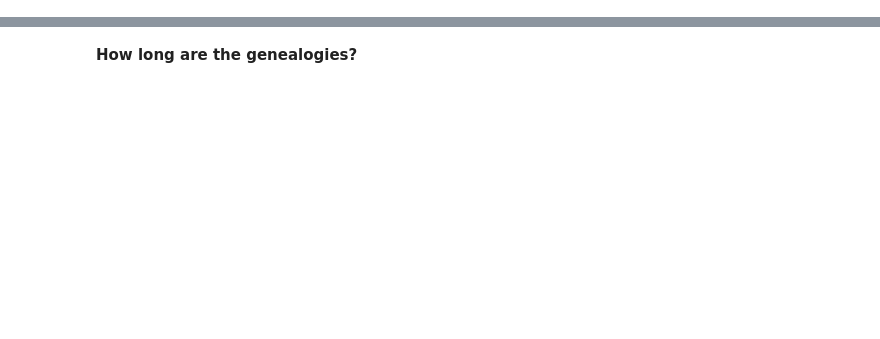
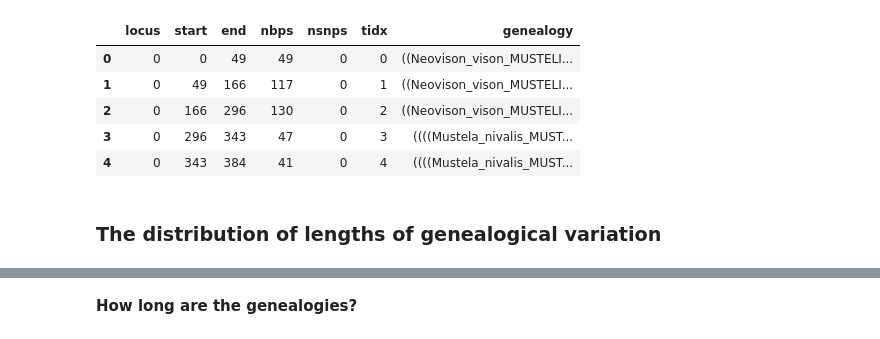
Before and after one commit to pmckenz1/ipcoal, a Jupyter notebook: docs/notebooks/Empirical-Example.ipynb, the cells around one changed output, grey strips where cells are left out. Drawn from its saved outputs; the diff is of its cells as text; code cells hidden in the pictures; blank space fills up the shorter version.

```diff
--- a/docs/notebooks/Empirical-Example.ipynb
+++ b/docs/notebooks/Empirical-Example.ipynb
@@ -270,0 +162,11 @@ mod.df
+# %%
+# make a copy of the filtered tree
+tree_ng = ftree.copy()
+
+# dictionaries mapping names to values
+dict_ne = {sppdata.treename[i]: sppdata.Ne[i] for i in range(sppdata.shape[0])}
+dict_gt = {sppdata.treename[i]: sppdata.gentime[i] for i in range(sppdata.shape[0])}
+
+# set values on nodes of the tree for all species (tips)
+tree_ng = tree_ng.set_node_values("Ne", dict_ne)
+tree_ng = tree_ng.set_node_values("g", dict_gt)
@@ -270,0 +177,4 @@ mod.df
+# %%
+# make another tree copy
+tree_ng = tree_ng.pcm.ancestral_state_reconstruction("g")
+tree_ng = tree_ng.pcm.ancestral_state_reconstruction("Ne")
@@ -270,0 +185,13 @@ mod.df
+# %%
+# make a tree copy
+atree = tree_ng.copy()
+
+# get ancestor of all tips that have 'Mustela' in their name
+mrca_node_idx = atree.get_mrca_idx_from_tip_labels(wildcard="Mustela_")
+
+# make new toytree from selected node
+node = atree.get_feature_dict("idx")[mrca_node_idx]
+subtree = toytree.tree(node)
+
+# scale the tree height from millions of year to years
+subtree = subtree.mod.node_scale_root_height(subtree.treenode.height * 1e6)
@@ -270,0 +216,6 @@ mod.df
+# %%
+# divide the edge lengths (in abosolute time) by the generation time, to get number of generations for each edge
+ttree = subtree.set_node_values(
+    "dist",
+    {i.name: i.dist / i.g for i in subtree.get_feature_dict()}
+)
@@ -270,0 +238,18 @@ mod.df
+# %%
+# initialize the ipcoal model object
+mod = ipcoal.Model(ttree, seed=333)
+
+# simulate 1 chromosome 1Mb is length
+mod.sim_trees(nloci=1, nsites=1e6)
+
+# show the dataframe of genealogy results
+mod.df.head()
+# %% [output]
+|  | locus | start | end | nbps | nsnps | tidx | genealogy |
+| 0 | 0 | 0 | 49 | 49 | 0 | 0 | ((Neovison_vison_MUSTELI... |
+| 1 | 0 | 49 | 166 | 117 | 0 | 1 | ((Neovison_vison_MUSTELI... |
+| 2 | 0 | 166 | 296 | 130 | 0 | 2 | ((Neovison_vison_MUSTELI... |
+| 3 | 0 | 296 | 343 | 47 | 0 | 3 | ((((Mustela_nivalis_MUST... |
+| 4 | 0 | 343 | 384 | 41 | 0 | 4 | ((((Mustela_nivalis_MUST... |
+# %% [markdown]
+### The distribution of lengths of genealogical variation
```
Also changed, not shown: parts of 120 cells of this notebook, 3 other files.
